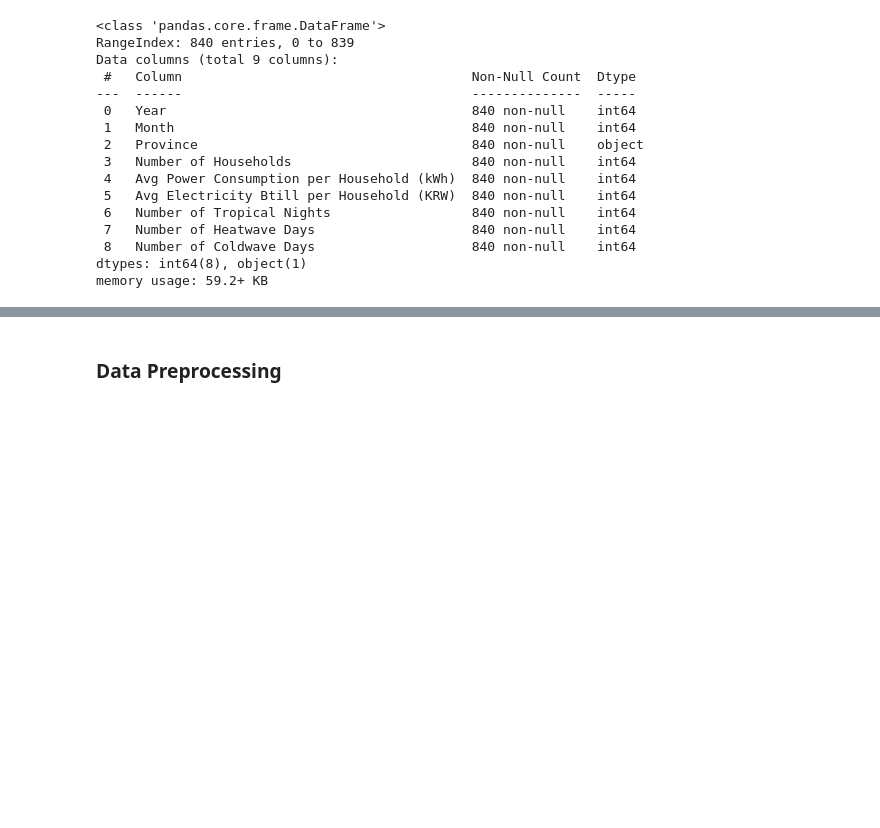
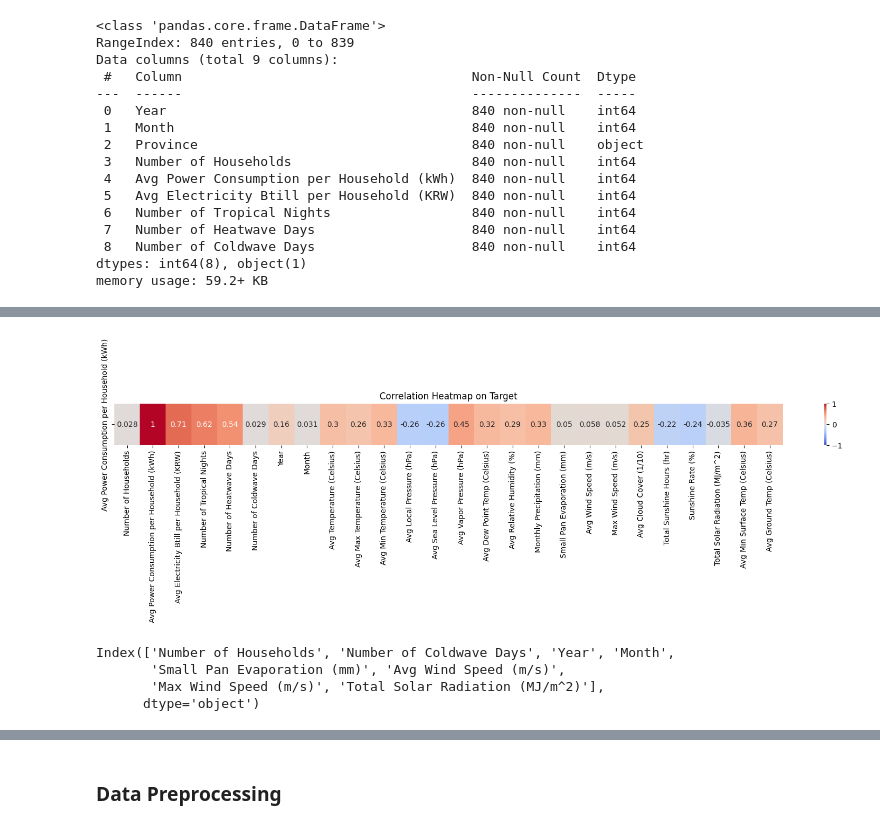
Before and after one commit to somnio-kimm/electricity_consumption_prediction, a Jupyter notebook: electricity_consumption_prediction.ipynb, the cells around one changed output, grey strips where cells are left out. Saved outputs shown, nothing was run; the diff lists cells and outputs as text; code cells hidden in the pictures; blank space fills up the shorter version.

```diff
--- a/electricity_consumption_prediction.ipynb
+++ b/electricity_consumption_prediction.ipynb
@@ -268,0 +360,21 @@ memory usage: 170.8+ KB
+# %%
+#heatmap
+df_numeric=df_merged.select_dtypes(include=['number'])
+df_corr=df_numeric.corr()
+df_corr_find = df_corr.copy()
+low_cols = df_corr_find[abs(df_corr_find['Avg Power Consumption per Household (kWh)'])<0.2].index
+df_corr=df_corr.iloc[[1]]
+filter_corr=df_corr[abs(df_corr)>=0.1]
+plt.figure(figsize=(20,1))
+sns.heatmap(df_corr, annot=True,vmin=-1, cmap='coolwarm')
+plt.title('Correlation Heatmap on Target')
+plt.show()
+# %% [output]
+[figure, added]
+# %%
+print(low_cols)
+# %% [output]
+Index(['Number of Households', 'Number of Coldwave Days', 'Year', 'Month',
+       'Small Pan Evaporation (mm)', 'Avg Wind Speed (m/s)',
+       'Max Wind Speed (m/s)', 'Total Solar Radiation (MJ/m^2)'],
+      dtype='object')
```
Also changed, not shown: parts of 28 cells of this notebook, 10 other files.
